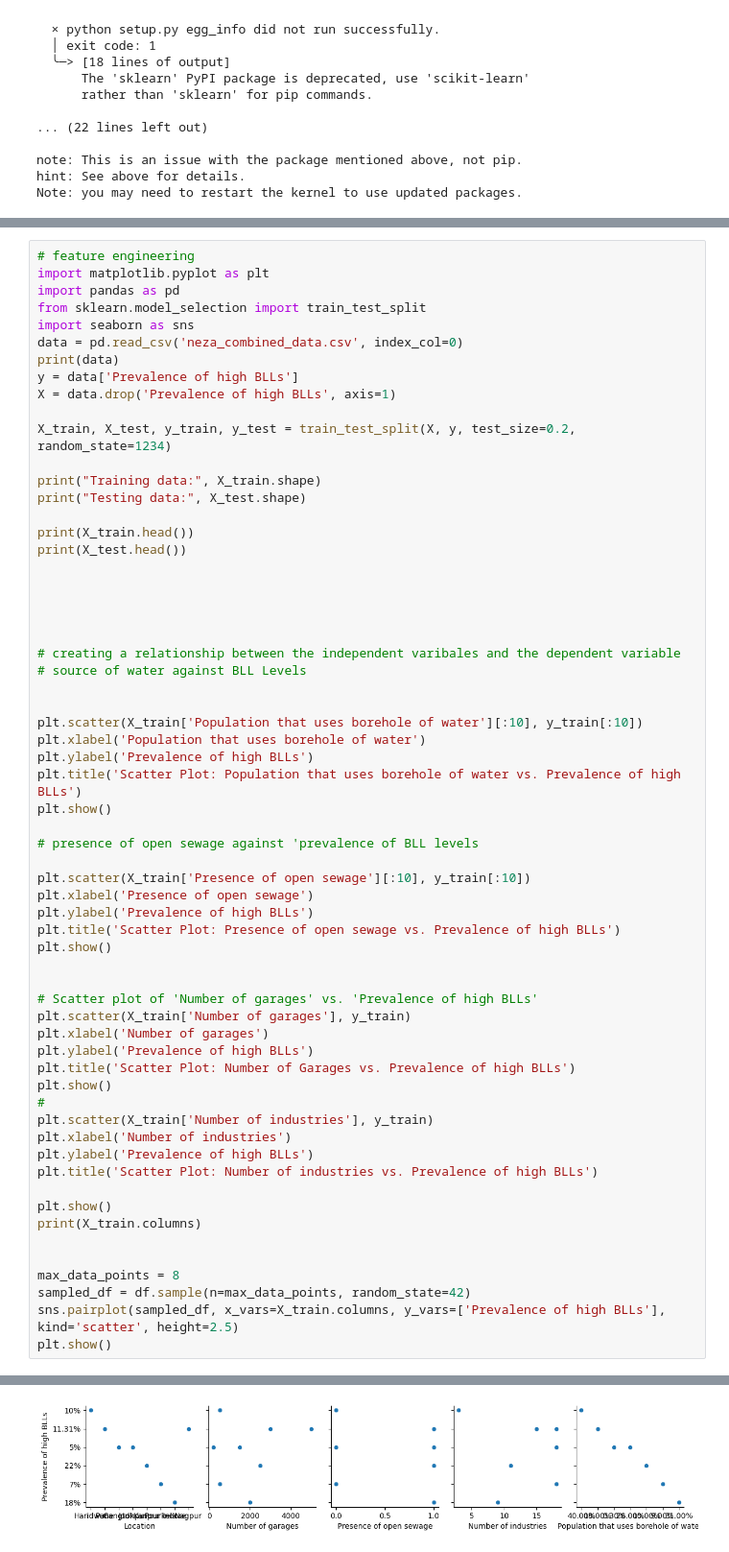
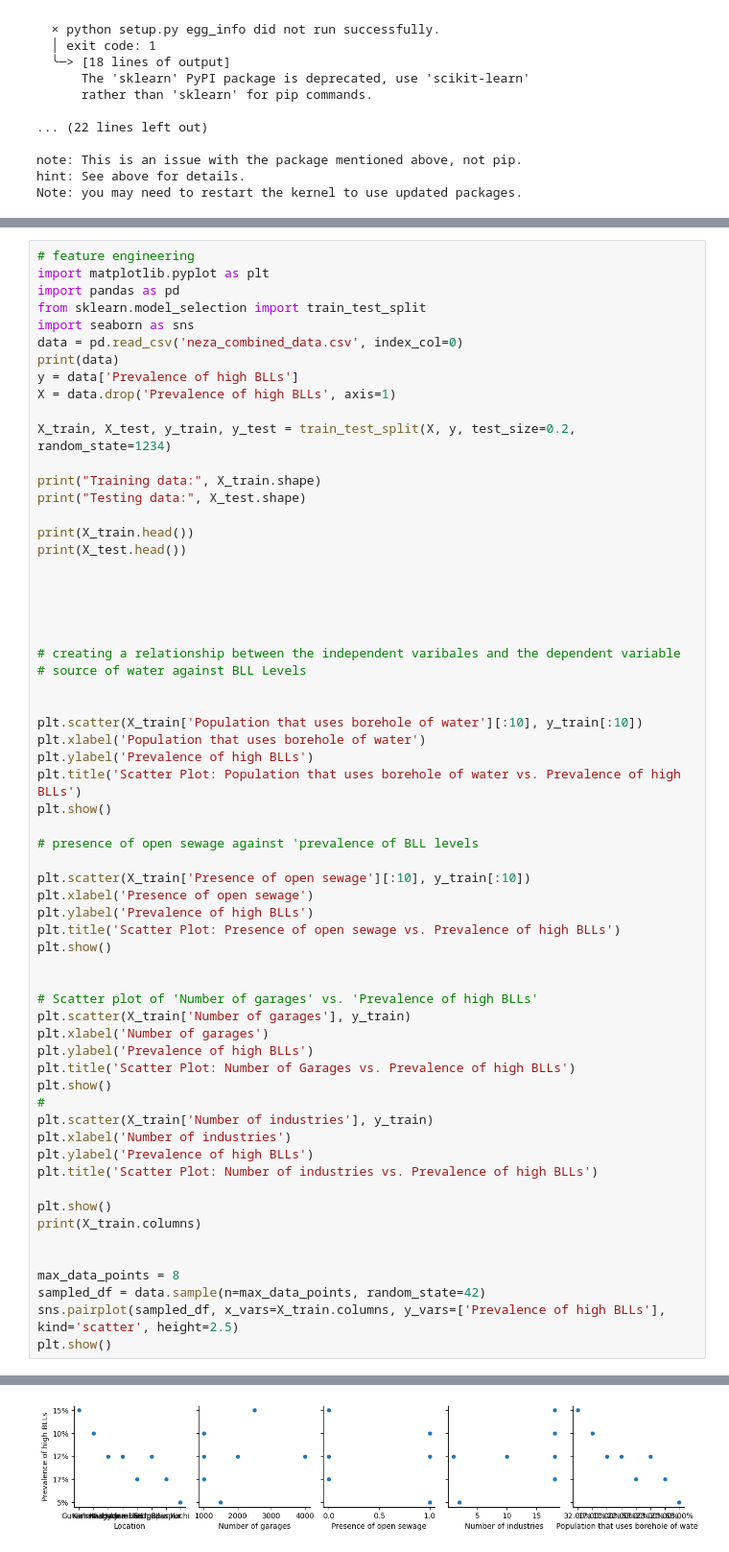
Before and after one commit to akirachix/Neza-ML-Model, a Jupyter notebook: NezaML.ipynb, the cells around one changed output, grey strips where cells are left out. Shown at 96% size. Cells and saved outputs as stored; diff of their text form.

```diff
--- a/NezaML.ipynb
+++ b/NezaML.ipynb
@@ -151,32 +151,32 @@ print(X_train.columns)
 
 
 max_data_points = 8
-sampled_df = df.sample(n=max_data_points, random_state=42)
+sampled_df = data.sample(n=max_data_points, random_state=42)
 sns.pairplot(sampled_df, x_vars=X_train.columns, y_vars=['Prevalence of high BLLs'], kind='scatter', height=2.5)
 plt.show()
 # %% [output]
          Location  Number of garages  Presence of open sewage  \
 0       Hyderabad               4000                        1
 1   Visakhapatnam               2000                        1
 2      Vijayawada               1500                        1
 3        Itanagar                500                        1
 4        Guwahati               2500                        0
 ..            ...                ...                      ...
 69       Haridwar                500                        0
 70      Rishikesh                200                        0
 71        Kolkata               5000                        0
 72         Howrah               1500                        0
 73       Durgapur               1000                        0
 ... (52 lines left out)
 64                    18                                 48.00%
 46                    18                                 36.00%
 51                    18                                  4.00%
 6                     18                                 17.00%
 [figure]
 [figure]
 [figure]
 [figure]
 Index(['Location', 'Number of garages', 'Presence of open sewage',
        'Number of industries', 'Population that uses borehole of water'],
       dtype='object')
-[figure, old version]
+[figure, new version]
```
Also changed, not shown: 1 other file.
